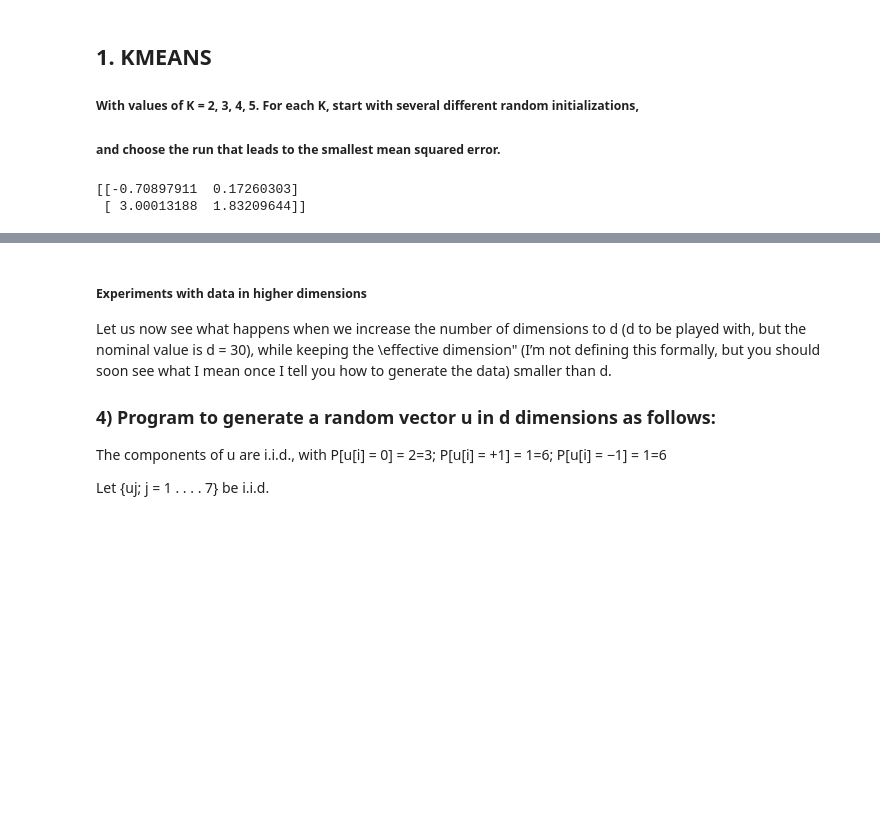
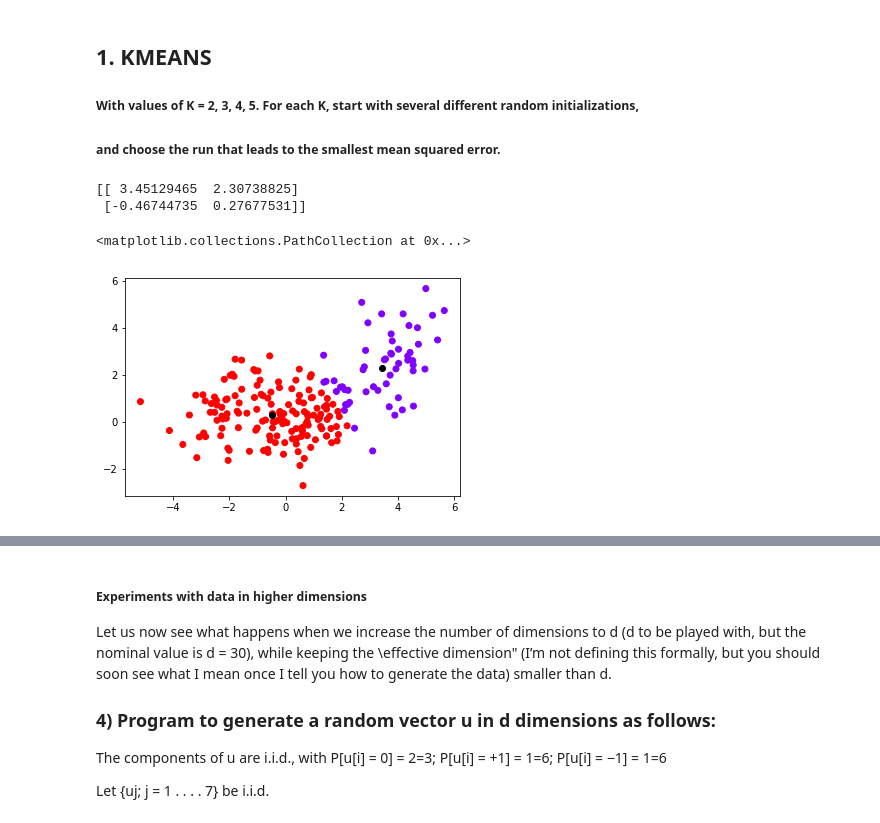
Before and after one commit to karmarv/mlearn, a Jupyter notebook: ml-h/h3-emkmeans.ipynb, the cells around one changed output, grey strips where cells are left out. Cells and saved outputs as stored; diff of their text form; code cells hidden in the pictures; blank space fills up the shorter version.

```diff
--- a/ml-h/h3-emkmeans.ipynb
+++ b/ml-h/h3-emkmeans.ipynb
@@ -151,13 +174,15 @@ Training Data, X(x1,x2) Shape: (200, 2) , Y Shape (200, 1)
 # %%
 from sklearn.cluster import KMeans
 kmeans = KMeans(n_clusters=2)
 kmeans.fit(X)
 print(kmeans.cluster_centers_)
-# plt.scatter(X[:,0],X[:,1], c=kmeans.labels_, cmap='rainbow')
-#plt.scatter(kmeans.cluster_centers_[:,0] ,kmeans.cluster_centers_[:,1], color='black')
+plt.scatter(X[:,0],X[:,1], c=kmeans.labels_, cmap='rainbow')
+plt.scatter(kmeans.cluster_centers_[:,0] ,kmeans.cluster_centers_[:,1], color='black')
 # %% [output]
-[[-0.70897911  0.17260303]
- [ 3.00013188  1.83209644]]
+[[ 3.45129465  2.30738825]
+ [-0.46744735  0.27677531]]
+<matplotlib.collections.PathCollection at 0x...>
+[figure, added]
 # %%
 # KMeans Algorithms Implementation using euclidean distance
 def kMeans(X, K, maxIters = 10):
```
Also changed, not shown: parts of 20 cells of this notebook, 6 other files.
